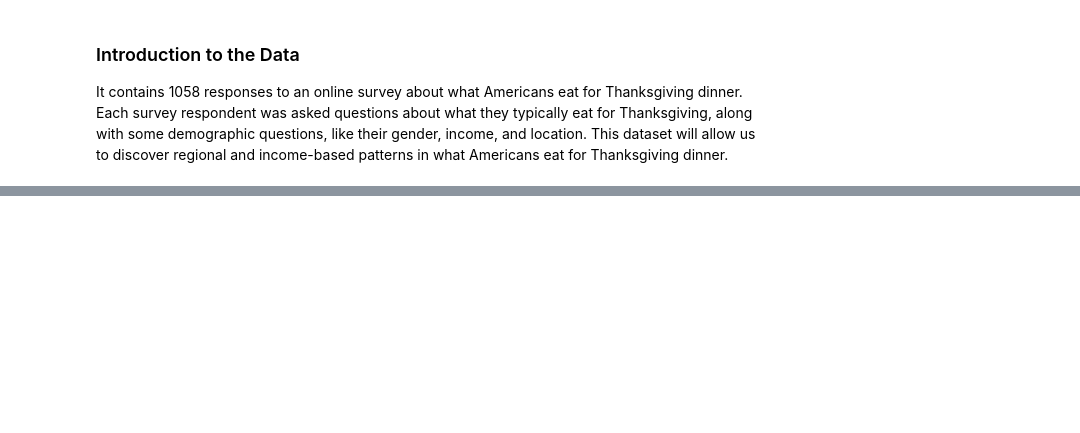
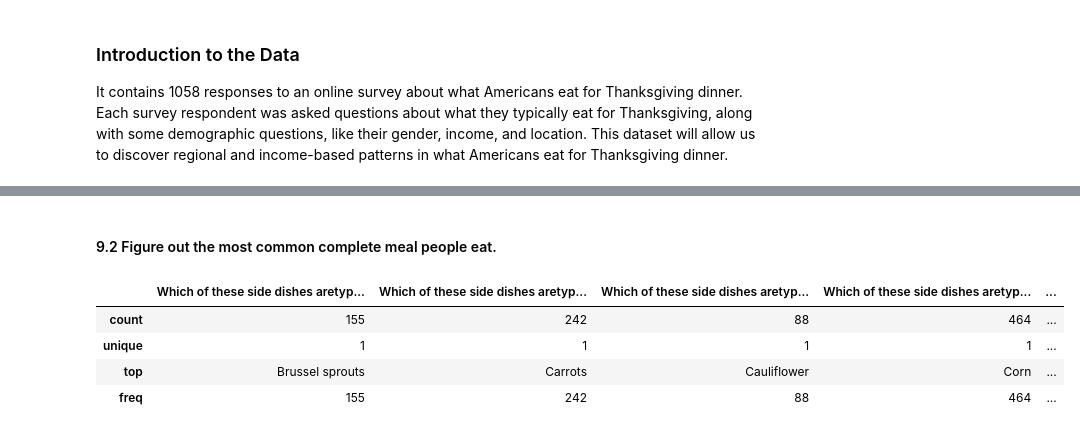
Before and after one commit to turnerneil/datascience, a Jupyter notebook: Analyzing Thanksgiving Dinner.ipynb, the cells around one changed output, grey strips where cells are left out. Saved outputs shown, nothing was run; the diff lists cells and outputs as text; code cells hidden in the pictures; blank space fills up the shorter version.

```diff
--- a/Analyzing Thanksgiving Dinner.ipynb
+++ b/Analyzing Thanksgiving Dinner.ipynb
@@ -11,0 +279,2 @@ ParserError: Error tokenizing data. C error: Expected 1 fields in line 31, saw 3
+# %% [markdown]
+#### 9.2 Figure out the most common complete meal people eat.
@@ -11,0 +294,26 @@ ParserError: Error tokenizing data. C error: Expected 1 fields in line 31, saw 3
+# %%
+side_dishes_columns = []
+for i in data.columns:
+    if "side" in i:
+        side_dishes_columns.append(i)
+
+side_dish_data = data.loc[:,side_dishes_columns]
+side_dish_data.head()
+
+data["Had a side dish"] = "Yes" if row in side_dish_data
+for row in side_dish_data:
+    if row not null
+# %%
+pie_columns = []
+for i in data.columns:
+    if "side" in i:
+        pie_columns.append(i)
+
+pie_data = data.loc[:,pie_columns]
+pie_data.describe()
+# %% [output]
+|  | Which of these side dishes aretyp... | Which of these side dishes aretyp... | Which of these side dishes aretyp... | Which of these side dishes aretyp... | ... |
+| count | 155 | 242 | 88 | 464 | ... |
+| unique | 1 | 1 | 1 | 1 | ... |
+| top | Brussel sprouts | Carrots | Cauliflower | Corn | ... |
+| freq | 155 | 242 | 88 | 464 | ... |
```
Also changed, not shown: parts of 32 cells of this notebook.
